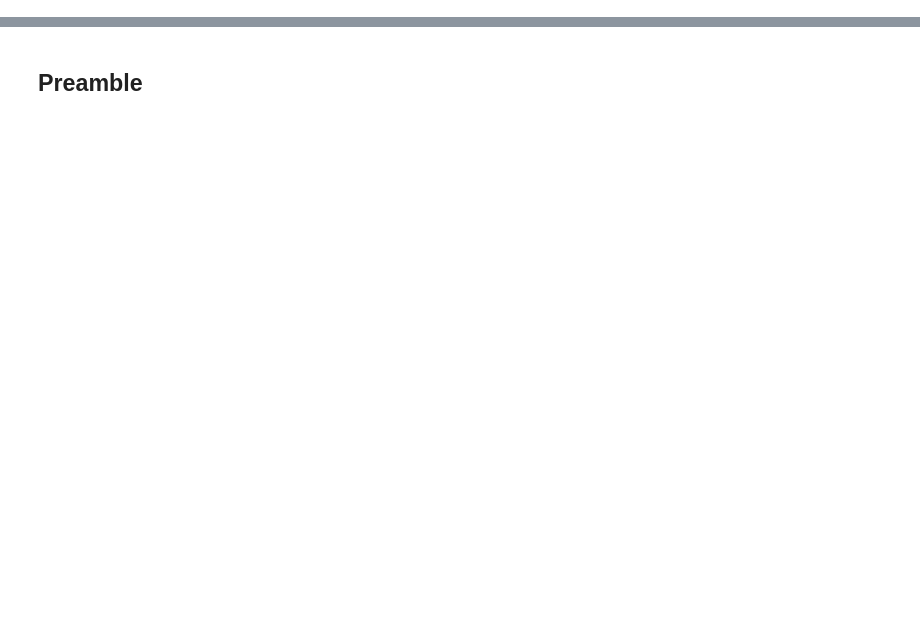
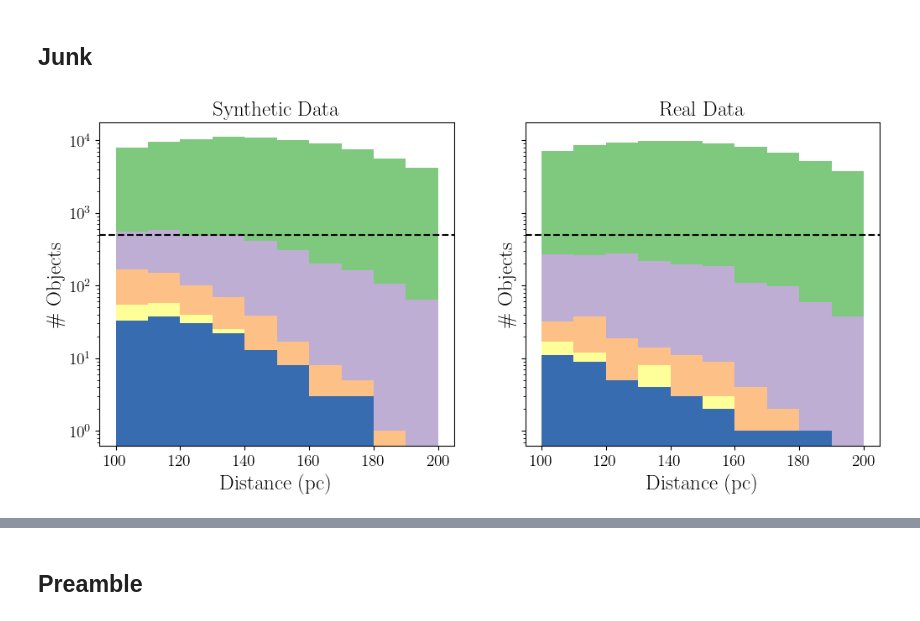
Before and after one commit to BenPennell/BrownDwarfProbabilities, a Jupyter notebook: Results.ipynb, the cells around one changed output, grey strips where cells are left out. Saved outputs shown, nothing was run; the diff lists cells and outputs as text; code cells hidden in the pictures; blank space fills up the shorter version.

```diff
--- a/Results.ipynb
+++ b/Results.ipynb
@@ -31,3 +37,7 @@ for row in tqdm(mdwarfs):
         df[item] = float(row[working_item])
     all_mdwarfs.append(df)
 all_mdwarfs = np.array(all_mdwarfs)
+# %%
+mdwarfs["mass"] = mdwarfs["mass_single"]
+# %% [markdown]
+## Junk
@@ -33,0 +46,41 @@ all_mdwarfs = np.array(all_mdwarfs)
+# %%
+synthtable = Table()
+relevant_list = ["parallax", "mass", "phot_g_mean_mag", "solution_type"]
+for item in relevant_list:
+    synthtable[item] = [float(row[item]) for row in indata["data"]]
+# %%
+soltypes = [0,5,7,9,12]
+solution_colormap = plt.get_cmap('Accent')(np.linspace(0, 1, 8))[:5]
+CMAP = matplotlib.colors.ListedColormap(solution_colormap)
+# %%
+fig, axs = plt.subplots(1, 2, figsize=(12, 5), sharey=True)
+
+bincount = 10
+
+using_synth_table = synthtable[synthtable["mass"] < 0.3]
+tbins = axs[0].hist(1000/using_synth_table["parallax"], color=solution_colormap[0], bins=bincount, label="Low RUWE");
+axs[0].hist(1000/using_synth_table[np.isin(using_synth_table["solution_type"], [5, 7, 9, 12])]["parallax"], bins=tbins[1], color=solution_colormap[1], label="High RUWE");
+axs[0].hist(1000/using_synth_table[np.isin(using_synth_table["solution_type"], [7, 9, 12])]["parallax"], bins=tbins[1], color=solution_colormap[2], label="Acceleration");
+axs[0].hist(1000/using_synth_table[np.isin(using_synth_table["solution_type"], [9, 12])]["parallax"], bins=tbins[1], color=solution_colormap[3], label="Jerk");
+axs[0].hist(1000/using_synth_table[using_synth_table["solution_type"] == 12]["parallax"], bins=tbins[1], color=solution_colormap[4], label="Full Orbit");
+axs[0].axhline(y=500, color="k", linestyle="--");
+axs[0].set_yscale("log");
+axs[0].set_xlabel("Distance (pc)");
+axs[0].set_ylabel(f"\# Objects");
+#axs[0].legend();
+axs[0].set_title("Synthetic Data");
+
+using_real_table = mdwarfs[(mdwarfs["mass_single"] < 0.3)];
+tbins = axs[1].hist(1000/using_real_table["parallax"], color=solution_colormap[0], bins=bincount, label="Low RUWE");
+axs[1].hist(1000/using_real_table[np.isin(using_real_table["solution_type"], [5, 7, 9, 12])]["parallax"], bins=tbins[1], color=solution_colormap[1], label="High RUWE");
+axs[1].hist(1000/using_real_table[np.isin(using_real_table["solution_type"], [7, 9, 12])]["parallax"], bins=tbins[1], color=solution_colormap[2], label="Acceleration");
+axs[1].hist(1000/using_real_table[np.isin(using_real_table["solution_type"], [9, 12])]["parallax"], bins=tbins[1], color=solution_colormap[3], label="Jerk");
+axs[1].hist(1000/using_real_table[using_real_table["solution_type"] == 12]["parallax"], bins=tbins[1], color=solution_colormap[4], label="Full Orbit");
+axs[1].axhline(y=500, color="k", linestyle="--");
+axs[1].set_yscale("log");
+axs[1].set_xlabel("Distance (pc)");
+axs[1].set_ylabel(f"\# Objects");
+#axs[1].legend();
+axs[1].set_title("Real Data");
+# %% [output]
+[figure, added]
```
Also changed, not shown: parts of 40 cells of this notebook, 28 other files.
